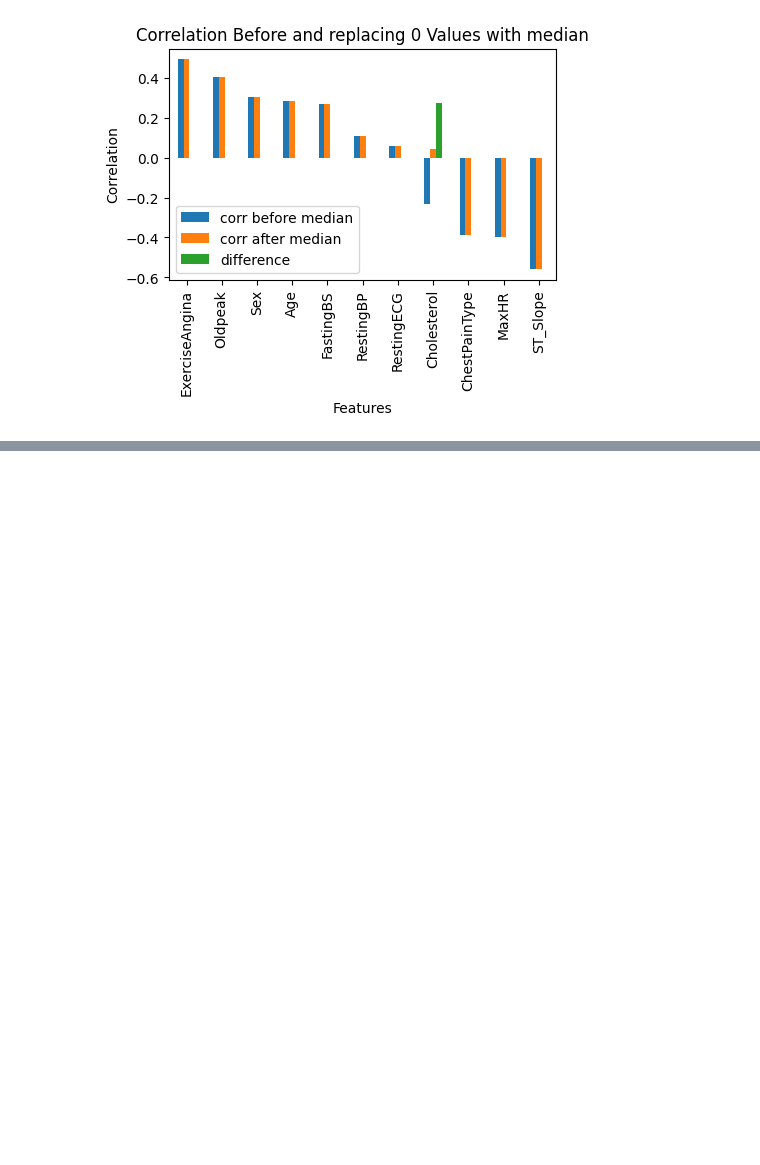
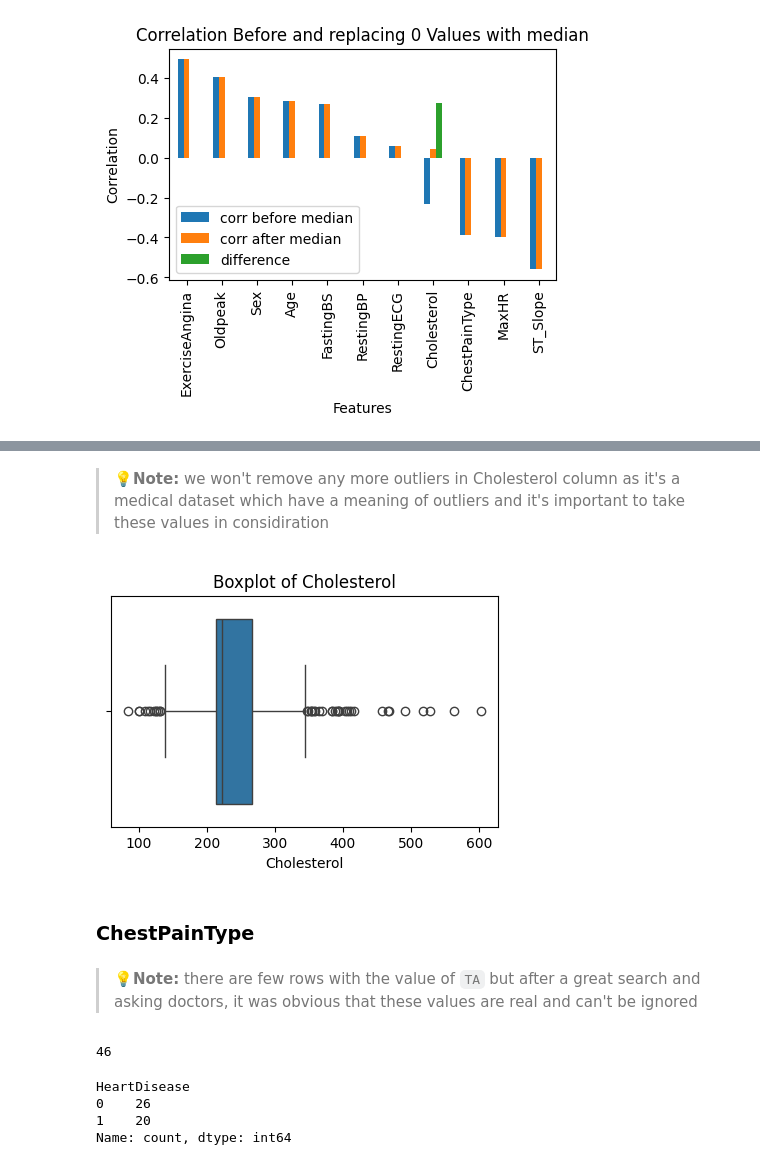
Before and after one commit to Seif-Yasser-Ahmed/Heart-Failure-Prediction, a Jupyter notebook: Src/Preprocessor.ipynb, the cells around one changed output, grey strips where cells are left out. Drawn from its saved outputs; the diff is of its cells as text; code cells hidden in the pictures; blank space fills up the shorter version.

```diff
--- a/Src/Preprocessor.ipynb
+++ b/Src/Preprocessor.ipynb
@@ -665,2 +941,2 @@ plt.show()
 # %%
-data['Cholesterol'] = data['Cholesterol'].replace(0, data['Cholesterol'].median())
+data_encoded['Cholesterol'] = data_encoded['Cholesterol'].replace(0, data_encoded['Cholesterol'].median())
@@ -693,3 +949,28 @@ data_encoded.head()
 | 2 | 37 | 1 | 1 | 130 | 283 | 0 | 2 | 98 | ... |
 | 3 | 48 | 0 | 0 | 138 | 214 | 0 | 1 | 108 | ... |
 | 4 | 54 | 1 | 2 | 150 | 195 | 0 | 1 | 122 | ... |
+# %% [markdown]
+> **💡Note:** we won't remove any more outliers in Cholesterol column as it's a medical dataset which have a meaning of outliers and it's important to take these values in considiration
+# %%
+plt.figure(figsize=(5, 3))
+sns.boxplot(data=data_encoded, x='Cholesterol')
+plt.title('Boxplot of Cholesterol')
+plt.xlabel('Cholesterol')
+plt.show()
+# %% [output]
+[figure, added]
+# %% [markdown]
+### ChestPainType
+# %% [markdown]
+> **💡Note:** there are few rows with the value of `TA` but after a great search and asking doctors, it was obvious that these values are real and can't be ignored
+# %%
+data[data['ChestPainType']=='TA'].shape[0]
+# %% [output]
+46
+# %%
+data[data['ChestPainType']=='TA']['HeartDisease'].value_counts()
+# %% [output]
+HeartDisease
+0    26
+1    20
+Name: count, dtype: int64
```
Also changed, not shown: parts of 101 cells of this notebook.
